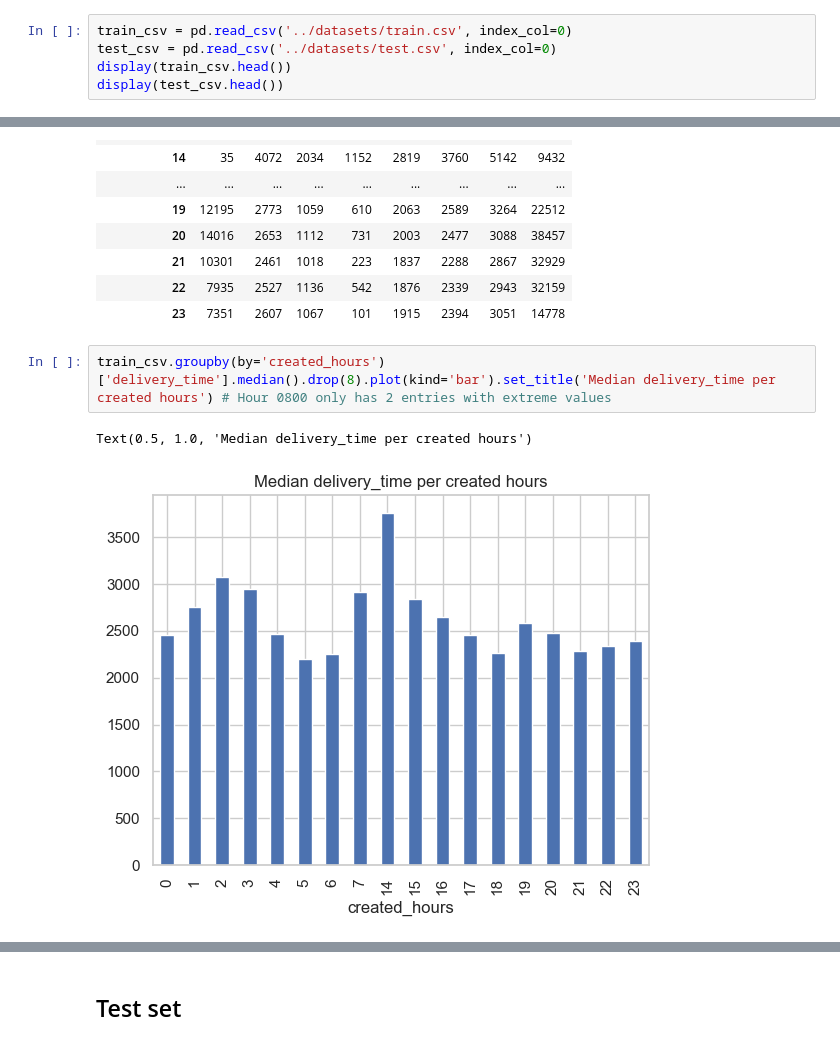
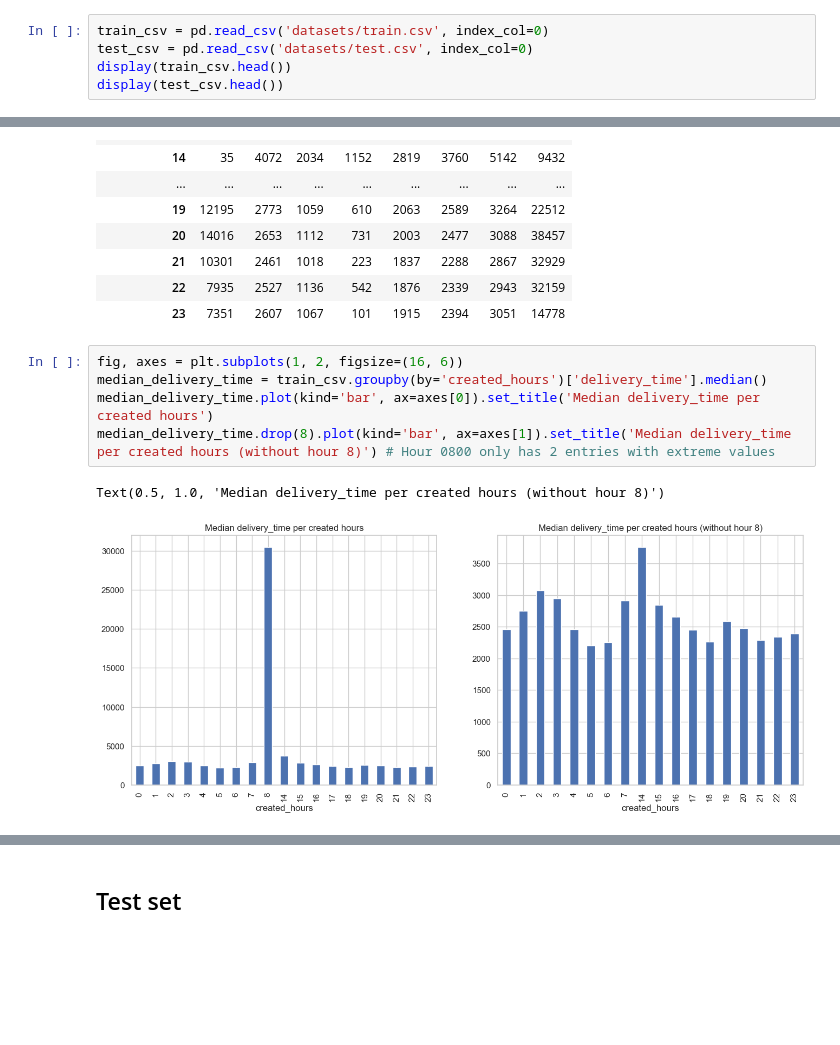
Before and after one commit to ReadingHui/doordash-delivery-prediction, a Jupyter notebook: doordash-analysis.ipynb, the cells around one changed output, grey strips where cells are left out. Saved outputs shown, nothing was run; the diff lists cells and outputs as text; blank space fills up the shorter version.

Commit message:
Summarized analysis in md
- Added data-analysis.md for summary
- Added the graphs for presenting the analysis
- Updated the variable and function names in doordash-analysis.ipynb

```diff
--- a/doordash-analysis.ipynb
+++ b/doordash-analysis.ipynb
@@ -14,8 +9,8 @@ target = 'delivery_time'
 # %% [markdown]
 # Loading data
 # %%
-train_csv = pd.read_csv('../datasets/train.csv', index_col=0)
-test_csv = pd.read_csv('../datasets/test.csv', index_col=0)
+train_csv = pd.read_csv('datasets/train.csv', index_col=0)
+test_csv = pd.read_csv('datasets/test.csv', index_col=0)
 display(train_csv.head())
 display(test_csv.head())
 # %% [output]
@@ -185,8 +177,11 @@ train_csv.groupby(by='created_hours')['delivery_time'].describe().round().astype
 | 22 | 7935 | 2527 | 1136 | 542 | 1876 | 2339 | 2943 | 32159 |
 | 23 | 7351 | 2607 | 1067 | 101 | 1915 | 2394 | 3051 | 14778 |
 # %%
-train_csv.groupby(by='created_hours')['delivery_time'].median().drop(8).plot(kind='bar').set_title('Median delivery_time per created hours') # Hour 0800 only has 2 entries with extreme values
+fig, axes = plt.subplots(1, 2, figsize=(16, 6))
+median_delivery_time = train_csv.groupby(by='created_hours')['delivery_time'].median()
+median_delivery_time.plot(kind='bar', ax=axes[0]).set_title('Median delivery_time per created hours')
+median_delivery_time.drop(8).plot(kind='bar', ax=axes[1]).set_title('Median delivery_time per created hours (without hour 8)') # Hour 0800 only has 2 entries with extreme values
 # %% [output]
-Text(0.5, 1.0, 'Median delivery_time per created hours')
+Text(0.5, 1.0, 'Median delivery_time per created hours (without hour 8)')
-[figure, old version]
+[figure, new version]
 # %%
```
Also changed, not shown: parts of 13 cells of this notebook, 9 other files.
